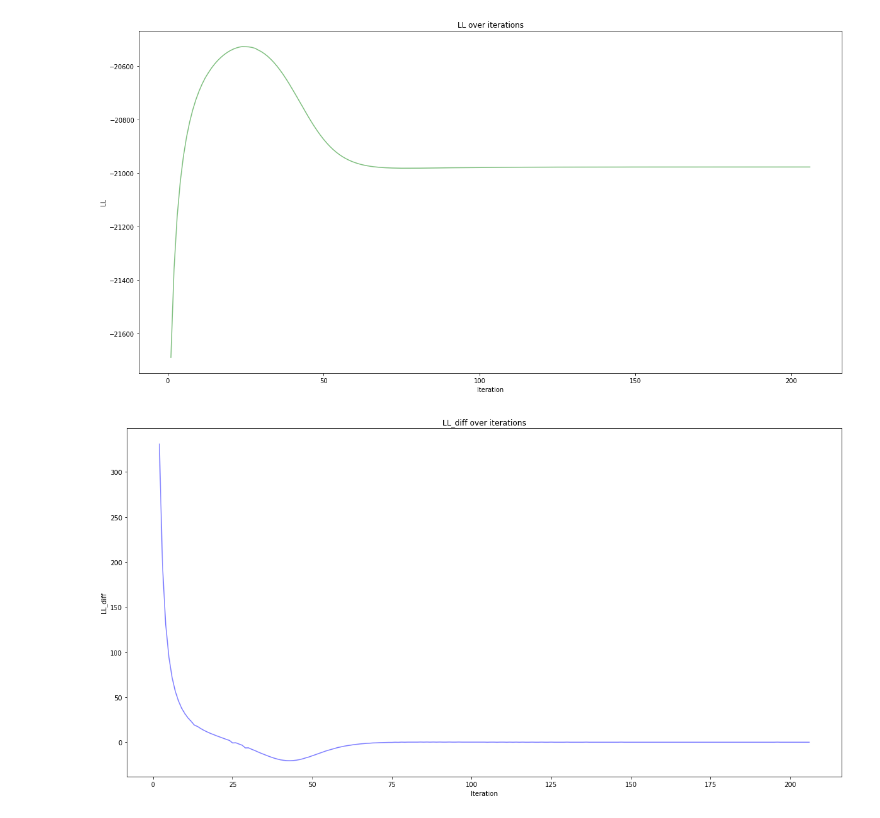
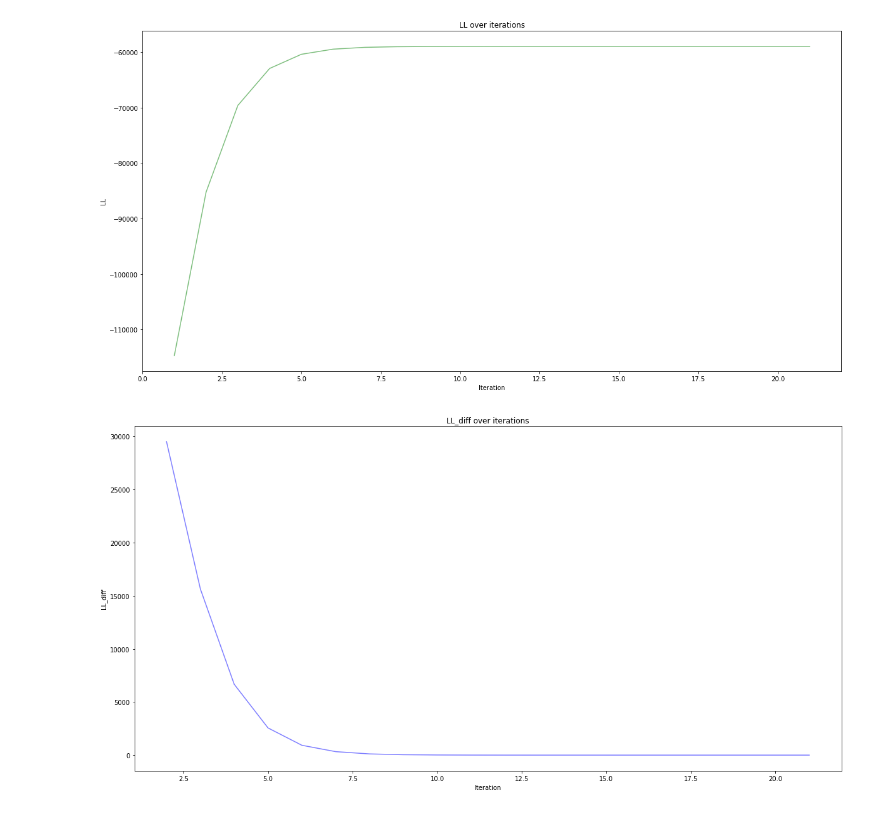
Before and after one commit to johngao2/EM-hotel-demand, a Jupyter notebook: EM_extension/model/sprint4/Result EDA.ipynb, the cells around one changed output. Saved outputs shown, nothing was run; the diff lists cells and outputs as text; code cells hidden in the pictures.

```diff
--- a/EM_extension/model/sprint4/Result EDA.ipynb
+++ b/EM_extension/model/sprint4/Result EDA.ipynb
@@ -150,32 +202,31 @@ plt.show()
 # %%
 #LL convergence graph
-lls = pd.read_csv('lls_toy.csv')
+lls = pd.read_csv('lls_indep.csv')
 lls = lls.iloc[1:,:]
 
 plt.figure(figsize=(20,10))
 plt.plot(lls.index, lls['LL'], alpha=0.5, color='g')
 # plt.xticks(weekly_count.index)
 plt.ylabel('LL')
 plt.xlabel('Iteration')
 plt.title('LL over iterations')
 # plt.savefig('weekly_counts.png', format='png')
 plt.show()
+
+#LL diffs graph
+ll_diffs = lls['LL'] - lls['LL'].shift(+1)
+
+plt.figure(figsize=(20,10))
+plt.plot(lls.index, ll_diffs, alpha=0.5, color='b')
+# plt.xticks(weekly_count.index)
+plt.ylabel('LL_diff')
+plt.xlabel('Iteration')
+plt.title('LL_diff over iterations')
+# plt.savefig('weekly_counts.png', format='png')
+plt.show()
 # %% [output]
-[figure, old version]
+[figure, new version]
+[figure, added]
-# %%
-#LL diffs graph
-ll_diffs = lls['LL'] - lls['LL'].shift(+1)
-
-plt.figure(figsize=(20,10))
-plt.plot(lls.index, ll_diffs, alpha=0.5, color='b')
-# plt.xticks(weekly_count.index)
-plt.ylabel('LL_diff')
-plt.xlabel('Iteration')
-plt.title('LL_diff over iterations')
-# plt.savefig('weekly_counts.png', format='png')
-plt.show()
-# %% [output]
-[figure, removed]
 # %%
 # ## old code for getting lambda * xi as a residual
 
```
Also changed, not shown: parts of 15 cells of this notebook, 1 other file.
